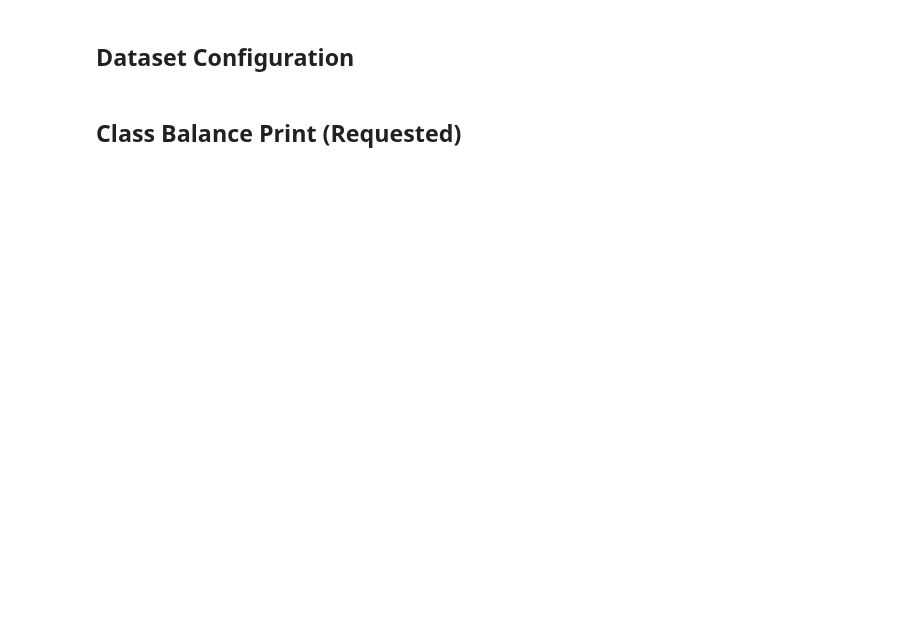
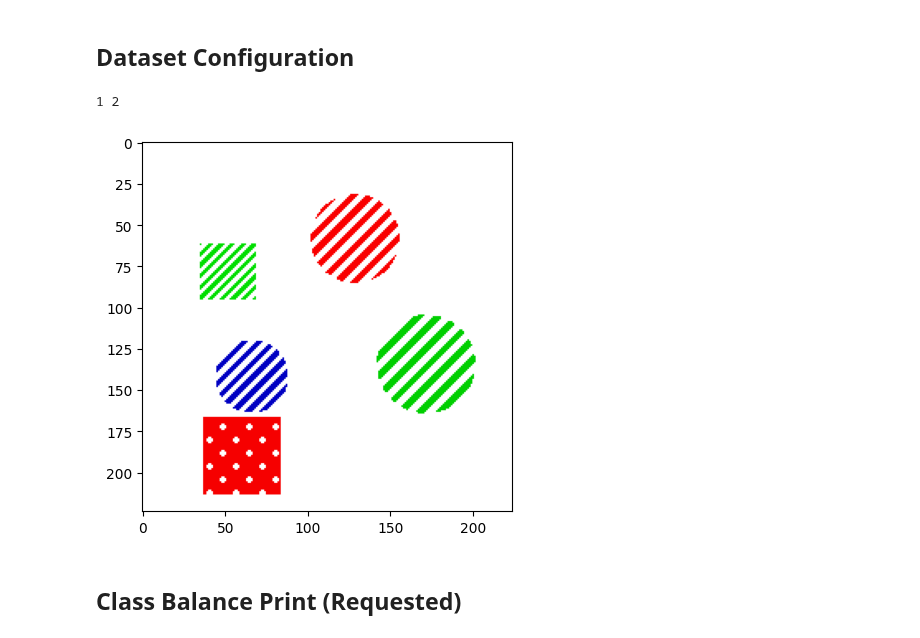
Before and after one commit to hzavadil98/UiT_FYS-8603, a Jupyter notebook: Elements_AJIVE.ipynb, the cells around one changed output. Cells and saved outputs as stored; diff of their text form; code cells hidden in the pictures; blank space fills up the shorter version.

Commit message:
train

```diff
--- a/Elements_AJIVE.ipynb
+++ b/Elements_AJIVE.ipynb
@@ -41,8 +43,8 @@ dataset_cfg = {
     'n_test': 1000,
     'img_size': 224,
     'element_n': 5,
-    'element_size': 96,
-    'element_size_delta': 24,
+    'element_size': 48,
+    'element_size_delta': 16,
     'allowed_shapes': ['square', 'circle', 'triangle', 'plus'],
     'allowed_colors': ['red', 'green', 'blue'],
     'allowed_textures': ['solid', 'spots_polka', 'stripes_diagonal'],
@@ -56,6 +58,13 @@ dataset_cfg = {
 }
 
 dataloader = Single_Element_Dataloader(**dataset_cfg)
+# %%
+ind = 4
+plt.imshow(dataloader.train_dataset[ind][0].permute(1, 2, 0))
+print(dataloader.train_dataset[ind][1], dataloader.train_dataset[ind][2])
+# %% [output]
+1 2
+[figure, added]
 # %% [markdown]
 ## Class Balance Print (Requested)
 # %%
```
Also changed, not shown: parts of 11 cells of this notebook, 1 other file.
